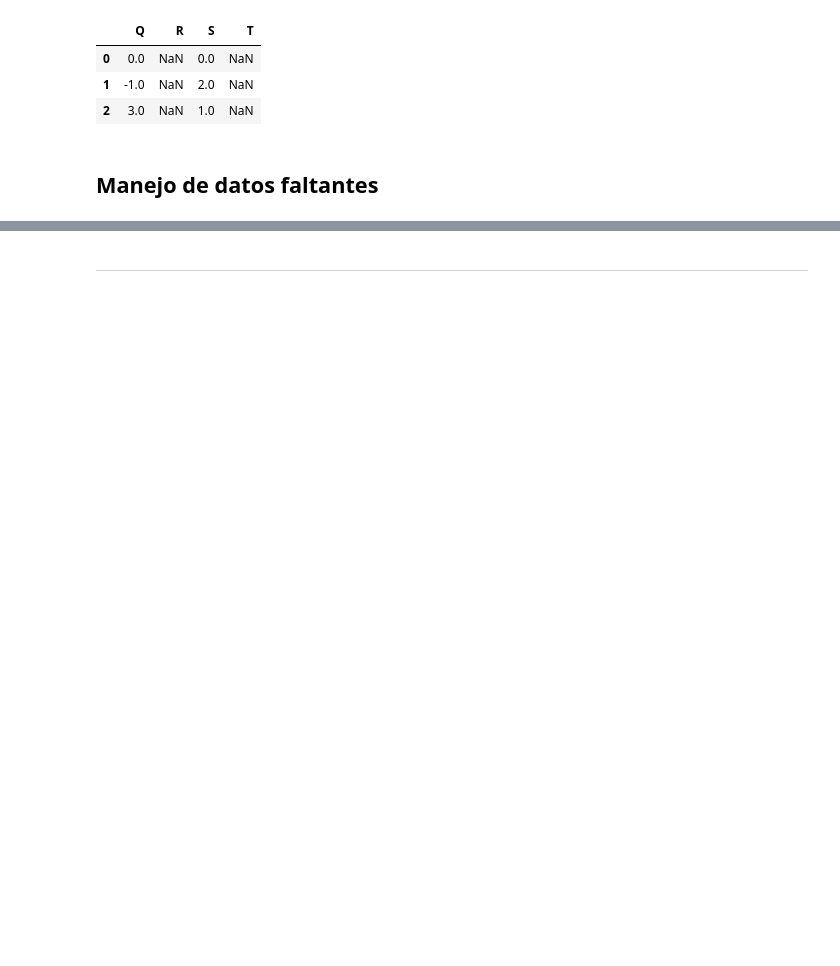
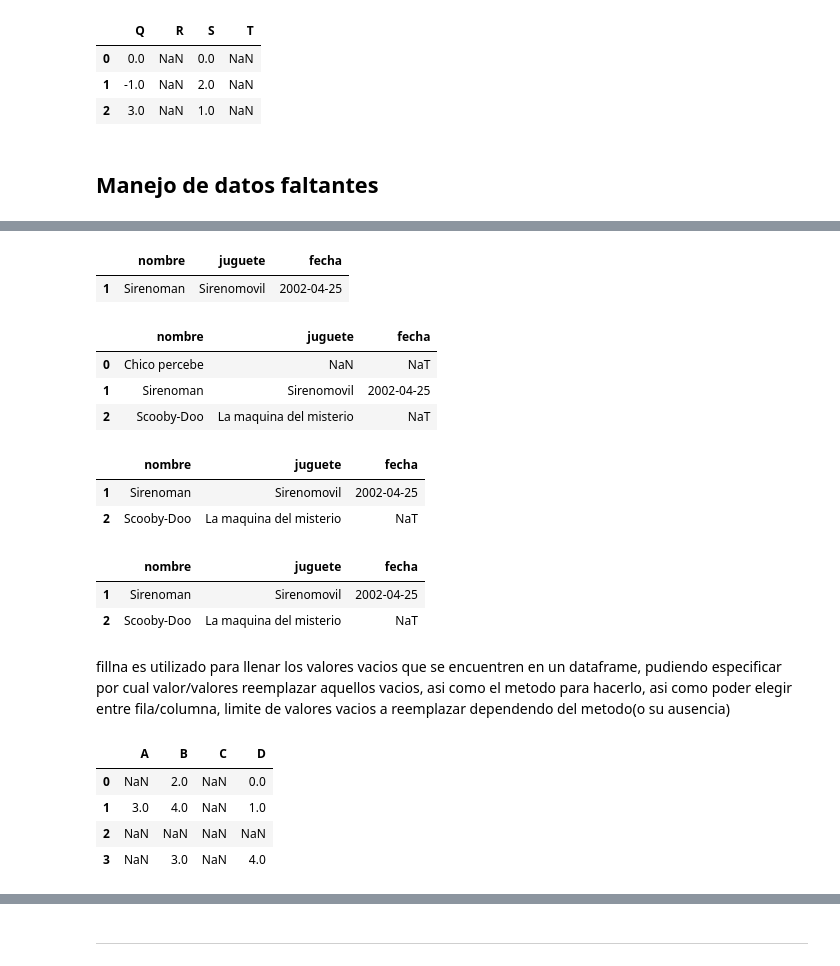
Before and after one commit to felytz/python, a Jupyter notebook: MCD/PCD/C-Pandas-01.ipynb, the cells around one changed output, grey strips where cells are left out. Drawn from its saved outputs; the diff is of its cells as text; code cells hidden in the pictures; blank space fills up the shorter version.

```diff
--- a/MCD/PCD/C-Pandas-01.ipynb
+++ b/MCD/PCD/C-Pandas-01.ipynb
@@ -886,0 +1065,39 @@ a
+# %%
+df.dropna()
+# %% [output]
+|  | nombre | juguete | fecha |
+| 1 | Sirenoman | Sirenomovil | 2002-04-25 |
+# %%
+df.dropna(how='all')
+# %% [output]
+|  | nombre | juguete | fecha |
+| 0 | Chico percebe | NaN | NaT |
+| 1 | Sirenoman | Sirenomovil | 2002-04-25 |
+| 2 | Scooby-Doo | La maquina del misterio | NaT |
+# %%
+df.dropna(thresh=2) # al menos 2 elementos vacios
+# %% [output]
+|  | nombre | juguete | fecha |
+| 1 | Sirenoman | Sirenomovil | 2002-04-25 |
+| 2 | Scooby-Doo | La maquina del misterio | NaT |
+# %%
+df.dropna(subset=['nombre', 'juguete'])
+# %% [output]
+|  | nombre | juguete | fecha |
+| 1 | Sirenoman | Sirenomovil | 2002-04-25 |
+| 2 | Scooby-Doo | La maquina del misterio | NaT |
+# %% [markdown]
+fillna es utilizado para llenar los valores vacios que se encuentren en un dataframe, pudiendo especificar por cual valor/valores reemplazar aquellos vacios, asi como el metodo para hacerlo, asi como poder elegir entre fila/columna, limite de valores vacios a reemplazar dependendo del metodo(o su ausencia)
+# %%
+df = pd.DataFrame([[np.nan, 2, np.nan, 0],
+                    [3, 4, np.nan, 1],
+                    [np.nan, np.nan, np.nan, np.nan],
+                    [np.nan, 3, np.nan, 4]],
+                    columns=list("ABCD"))
+df
+# %% [output]
+|  | A | B | C | D |
+| 0 | NaN | 2.0 | NaN | 0.0 |
+| 1 | 3.0 | 4.0 | NaN | 1.0 |
+| 2 | NaN | NaN | NaN | NaN |
+| 3 | NaN | 3.0 | NaN | 4.0 |
```
Also changed, not shown: parts of 103 cells of this notebook.
